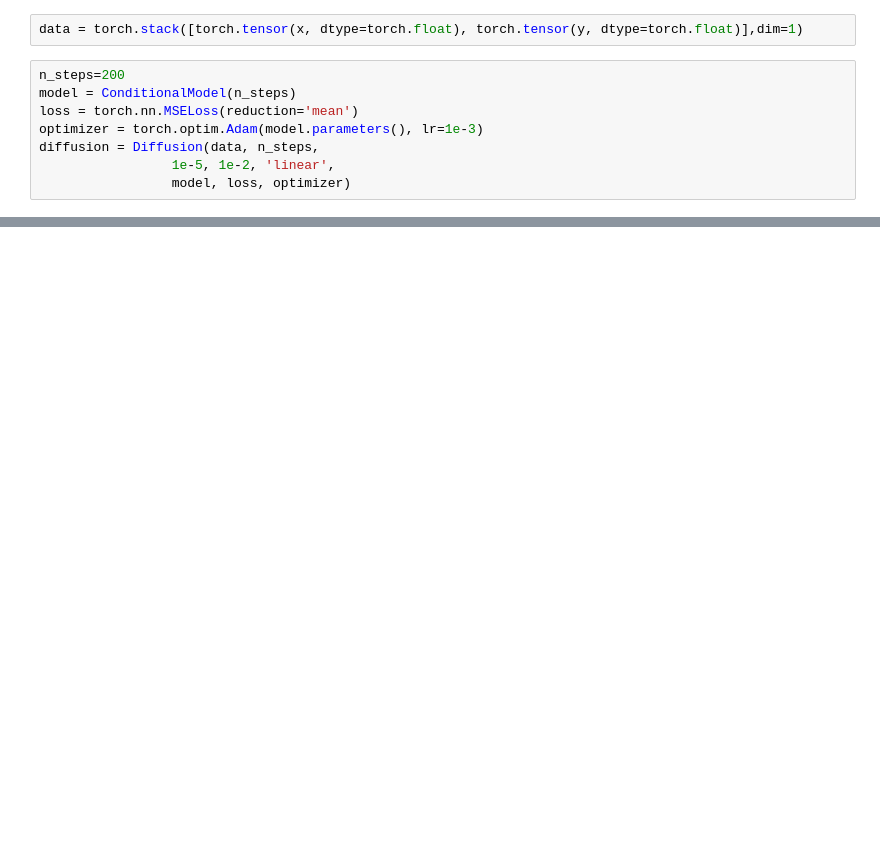
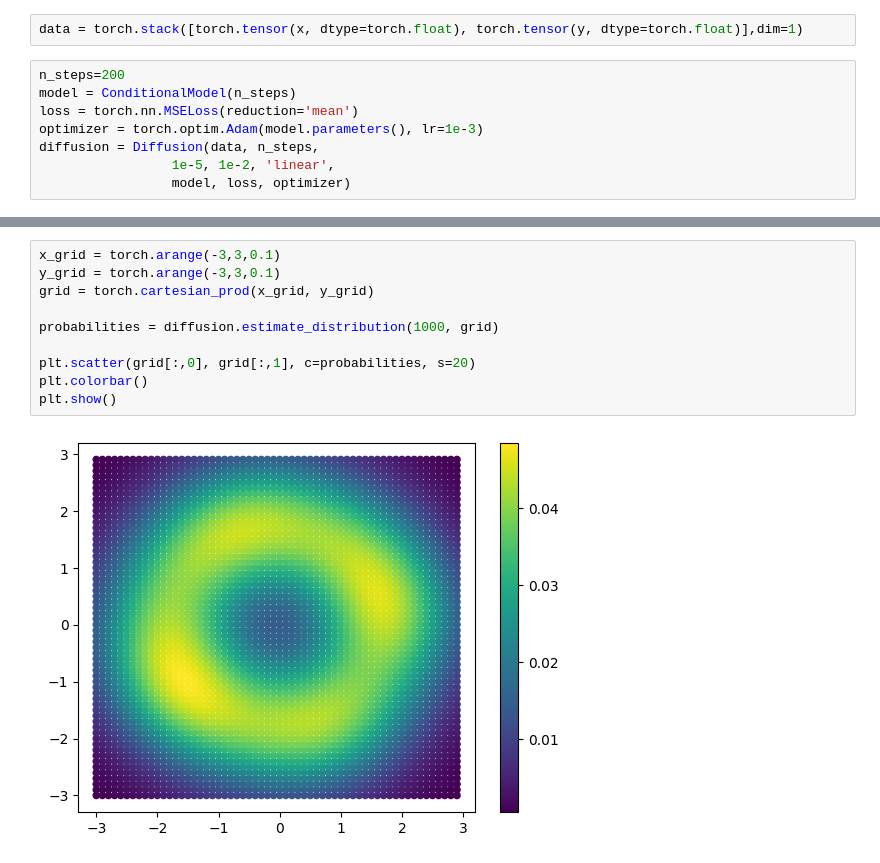
Before and after one commit to KristofPusztai/Probabilistic-Diffusion, a Jupyter notebook: circular_data.ipynb, the cells around one changed output, grey strips where cells are left out. Saved outputs shown, nothing was run; the diff lists cells and outputs as text; blank space fills up the shorter version.

Commit message:
distribution estimation

```diff
--- a/circular_data.ipynb
+++ b/circular_data.ipynb
@@ -133,0 +141,12 @@ new_x = diffusion.sample(2000, 50, s=5)
+# %%
+x_grid = torch.arange(-3,3,0.1)
+y_grid = torch.arange(-3,3,0.1)
+grid = torch.cartesian_prod(x_grid, y_grid)
+
+probabilities = diffusion.estimate_distribution(1000, grid)
+
+plt.scatter(grid[:,0], grid[:,1], c=probabilities, s=20)
+plt.colorbar()
+plt.show()
+# %% [output]
+[figure, added]
```
Also changed, not shown: parts of 5 cells of this notebook, 4 other files.
